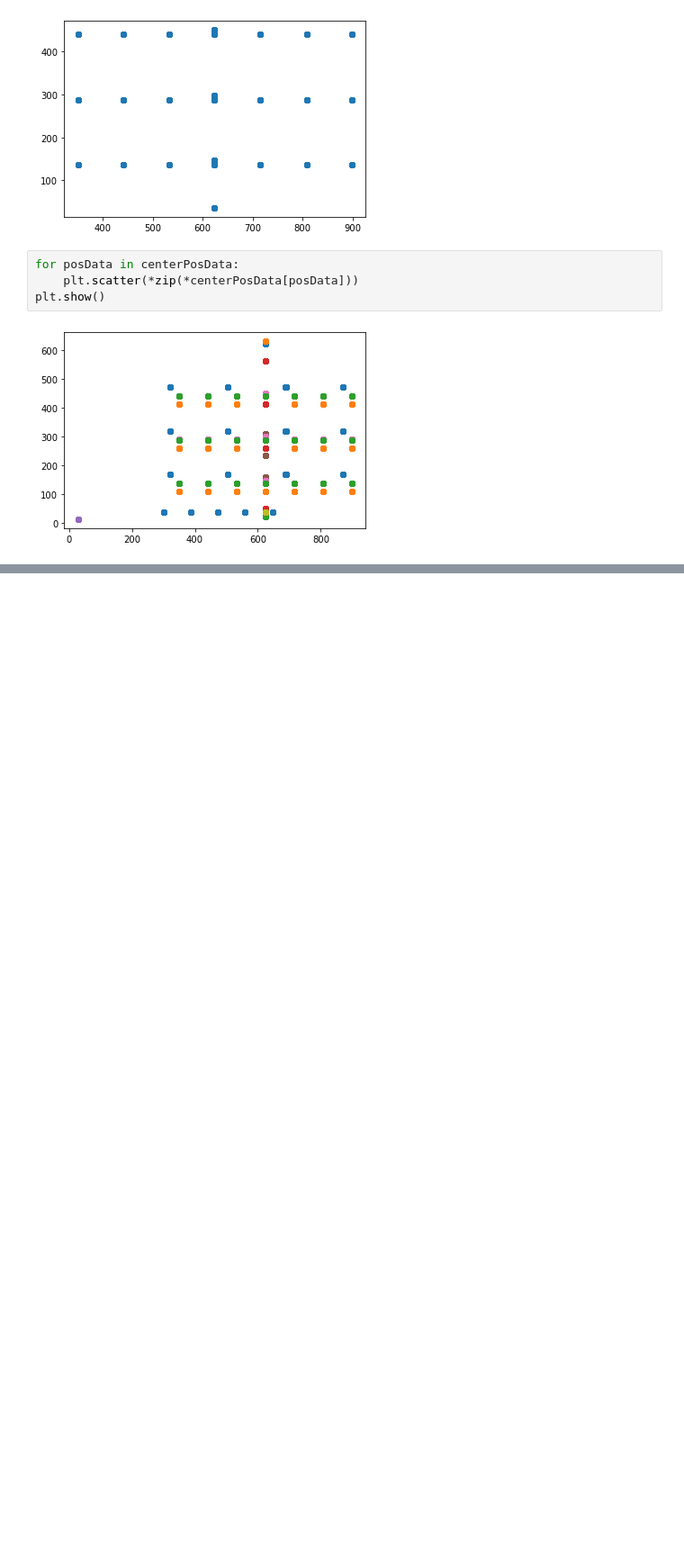
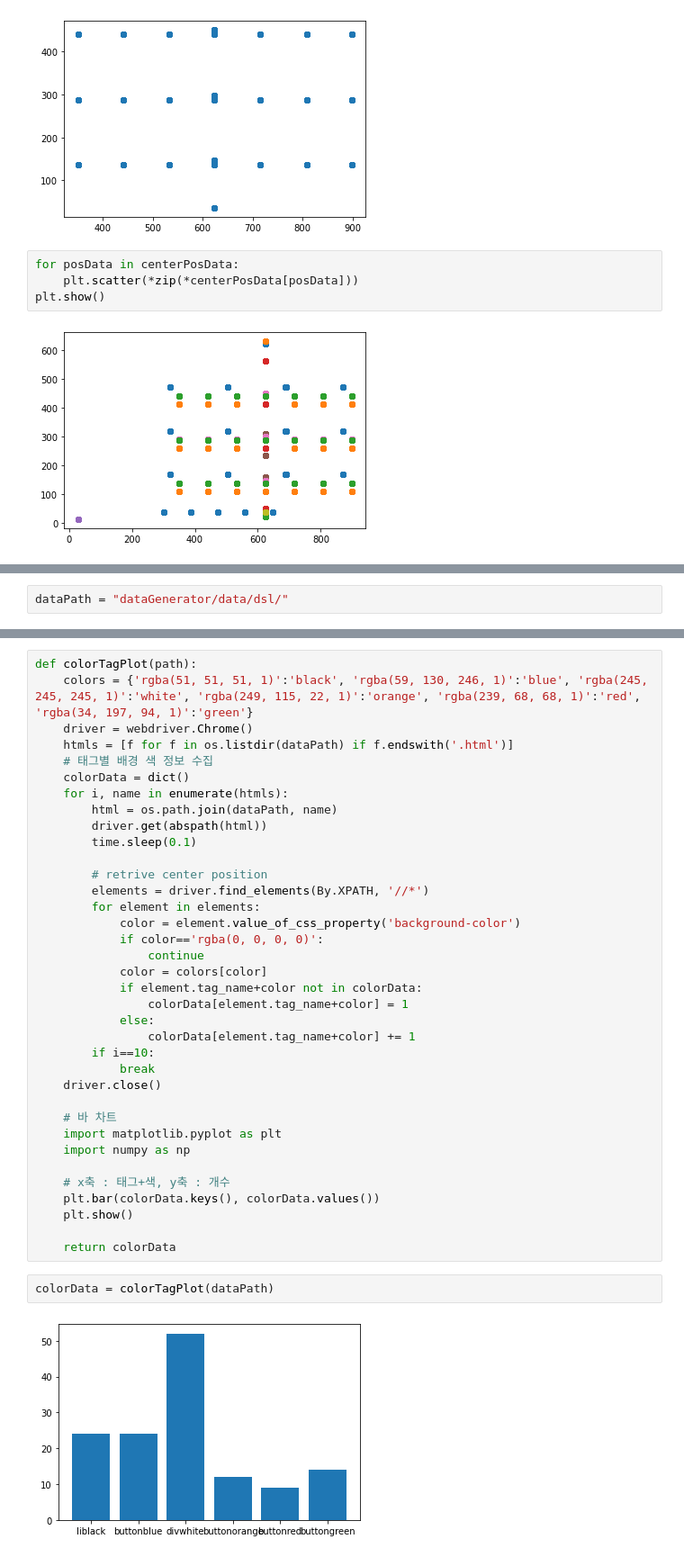
Before and after one commit to hyh1016/capstone-design-img2code, a Jupyter notebook: analysis.ipynb, the cells around one changed output, grey strips where cells are left out. Shown: that part at 90% size. Drawn from its saved outputs; the diff is of its cells as text; blank space fills up the shorter version.

```diff
--- a/analysis.ipynb
+++ b/analysis.ipynb
@@ -116,0 +136,2 @@ plt.show()
+# %%
+dataPath = "dataGenerator/data/dsl/"
@@ -116,0 +202,40 @@ plt.show()
+# %%
+def colorTagPlot(path):
+    colors = {'rgba(51, 51, 51, 1)':'black', 'rgba(59, 130, 246, 1)':'blue', 'rgba(245, 245, 245, 1)':'white', 'rgba(249, 115, 22, 1)':'orange', 'rgba(239, 68, 68, 1)':'red', 'rgba(34, 197, 94, 1)':'green'}
+    driver = webdriver.Chrome()
+    htmls = [f for f in os.listdir(dataPath) if f.endswith('.html')]
+    # 태그별 배경 색 정보 수집
+    colorData = dict()
+    for i, name in enumerate(htmls):
+        html = os.path.join(dataPath, name)
+        driver.get(abspath(html))
+        time.sleep(0.1)
+
+        # retrive center position
+        elements = driver.find_elements(By.XPATH, '//*')
+        for element in elements:
+            color = element.value_of_css_property('background-color')
+            if color=='rgba(0, 0, 0, 0)':
+                continue
+            color = colors[color]
+            if element.tag_name+color not in colorData:
+                colorData[element.tag_name+color] = 1
+            else:
+                colorData[element.tag_name+color] += 1
+        if i==10:
+            break
+    driver.close()
+
+    # 바 차트
+    import matplotlib.pyplot as plt
+    import numpy as np
+
+    # x축 : 태그+색, y축 : 개수
+    plt.bar(colorData.keys(), colorData.values())
+    plt.show()
+
+    return colorData
+# %%
+colorData = colorTagPlot(dataPath)
+# %% [output]
+[figure, added]
```
Also changed, not shown: parts of 10 cells of this notebook, 1 other file.
